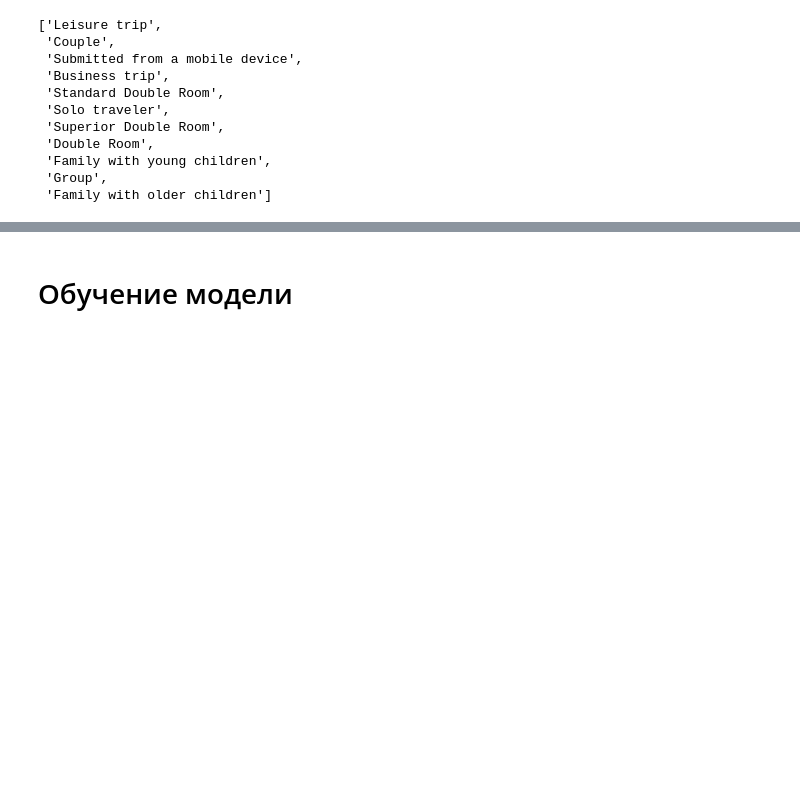
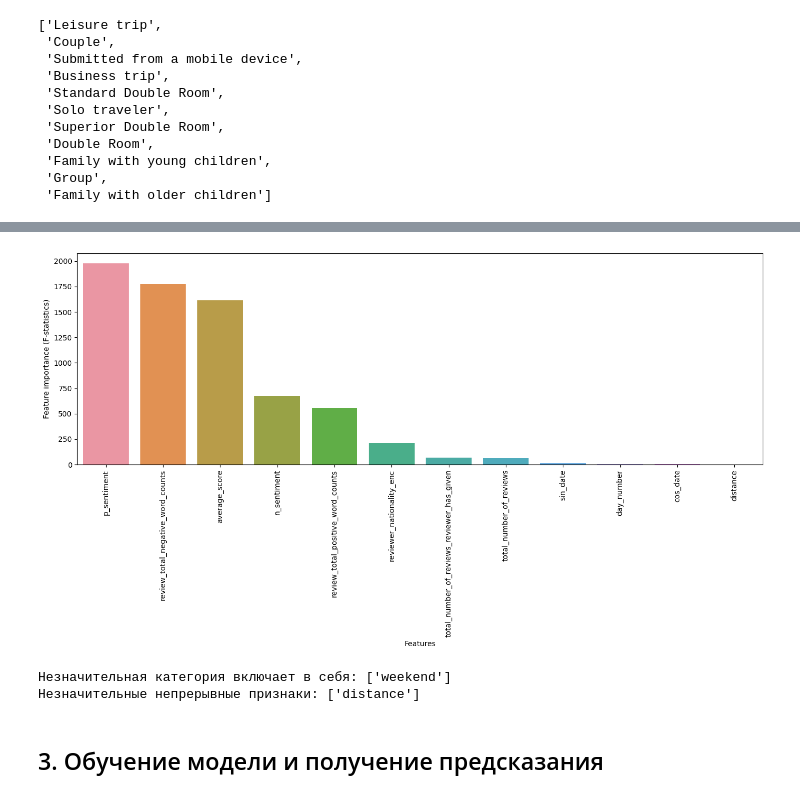
Before and after one commit to metalin37/Skillfactory, a Jupyter notebook: Project/ПРОЕКТ-3. EDA + Разработка функций. Соревнование на Kaggle/EDA_Project_3_model.ipynb, the cells around one changed output, grey strips where cells are left out. Saved outputs shown, nothing was run; the diff lists cells and outputs as text; code cells hidden in the pictures; blank space fills up the shorter version.

```diff
--- a/Project/ПРОЕКТ-3. EDA + Разработка функций. Соревнование на Kaggle/EDA_Project_3_model.ipynb
+++ b/Project/ПРОЕКТ-3. EDA + Разработка функций. Соревнование на Kaggle/EDA_Project_3_model.ipynb
@@ -168,0 +475,7 @@ memory usage: 76.7 MB
+# %%
+# Удаление обработанных столбцов
+
+hotels.drop(['hotel_address', 'review_date', 'hotel_name', 'zip_code',
+           'reviewer_nationality', 'negative_review', 'positive_review',
+           'tags', 'days_since_review', 'lat', 'lng', 'hotel_country'],
+          axis=1, inplace=True)
@@ -168,0 +605,31 @@ memory usage: 76.7 MB
+# %%
+# Расчет F-статистики (ANOVA) для категориальных признаков
+
+f_stat, f_p = f_classif(X[cont_cols], y)
+f_stat = pd.DataFrame(f_stat, index=cont_cols).reset_index()
+f_stat.rename(
+    columns={'index': 'Features', 0: 'Feature importance (F-statistics)'},
+    inplace=True)
+f_stat['p-value'] = f_p
+f_stat.sort_values('Feature importance (F-statistics)',
+                   inplace = True, ascending=False)
+
+fig = plt.figure(figsize=(13, 4))
+ax = fig.add_axes([1, 1, 1, 1])
+plt.xticks(rotation=90)
+sns.barplot(data=f_stat, x='Features', y='Feature importance (F-statistics)');
+# %% [output]
+[figure, added]
+# %%
+# Кроме того, давайте проверим значимость, используя p-value
+
+mask = chi2_stat['p-value'] > 0.05  # 5% граница
+print('Незначительная категория включает в себя:',
+      list(chi2_stat[mask]['Features']))
+
+mask = f_stat['p-value'] > 0.05  # 5% граница
+print('Незначительные непрерывные признаки:',
+      list(f_stat[mask]['Features']))
+# %% [output]
+Незначительная категория включает в себя: ['weekend']
+Незначительные непрерывные признаки: ['distance']
@@ -169,2 +642,2 @@ memory usage: 76.7 MB
 # %% [markdown]
-# Обучение модели
+## 3. Обучение модели и получение предсказания
```
Also changed, not shown: parts of 73 cells of this notebook, 8 other files.
